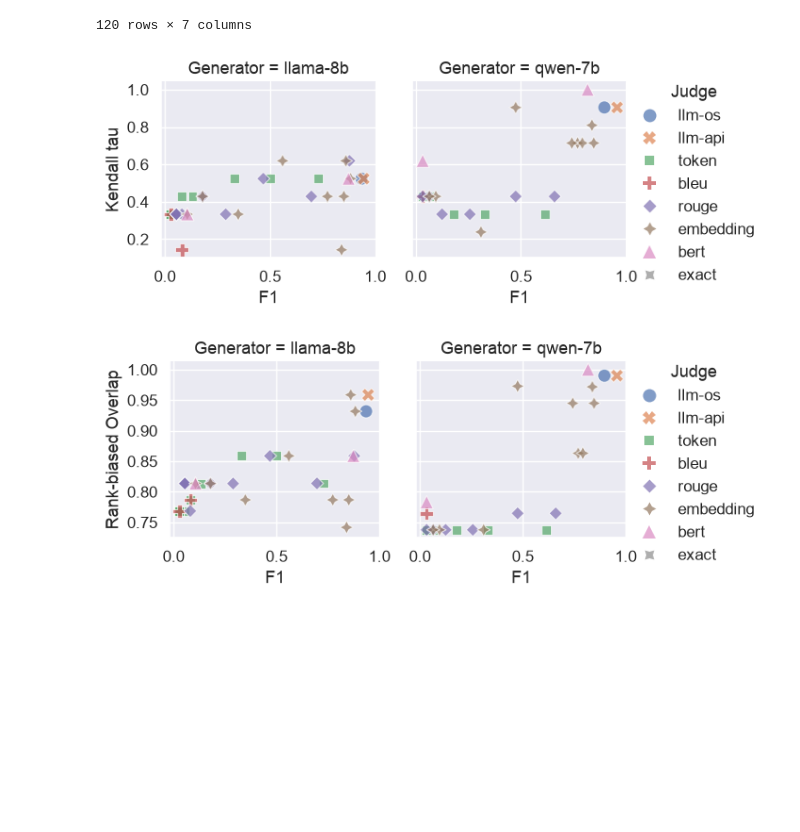
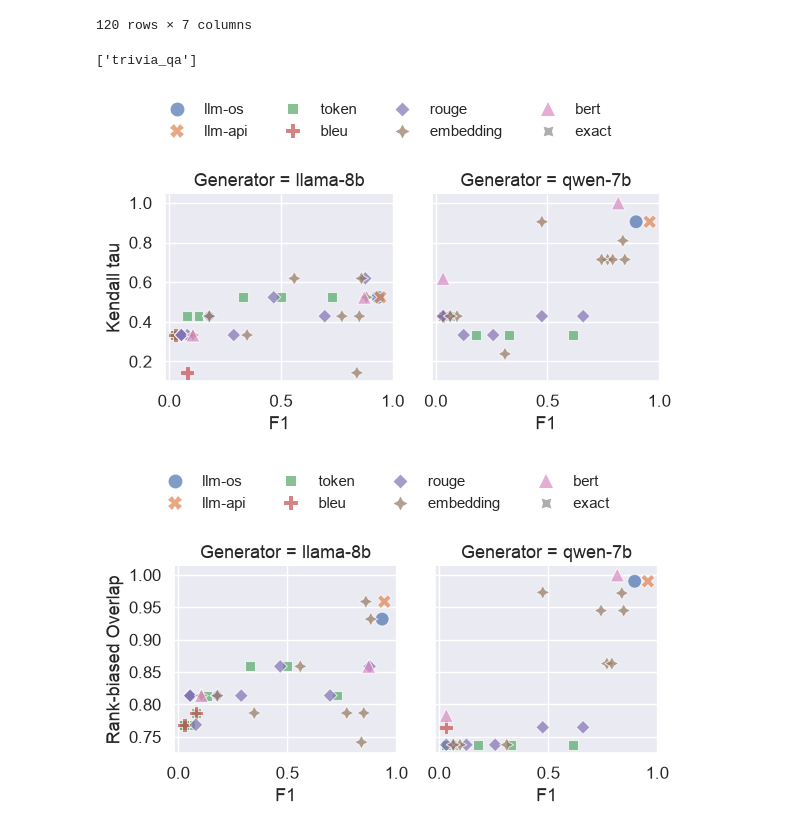
Before and after one commit to probabll/buqeval, a Jupyter notebook: NLG-vs-UQ-eval.ipynb, the cells around one changed output. Drawn from its saved outputs; the diff is of its cells as text; code cells hidden in the pictures; blank space fills up the shorter version.

Commit message:
scatter for all dataset-generator pairs

```diff
--- a/NLG-vs-UQ-eval.ipynb
+++ b/NLG-vs-UQ-eval.ipynb
@@ -141,6 +141,10 @@ df
 | 546 | trivia_qa | llama-8b | bert | bert_score_0.9 | 0.106667 | 0.333333 | Kendall |
 | 548 | trivia_qa | llama-8b | bert | bert_score_0.9 | 0.106667 | 0.813586 | RBO |
 120 rows × 7 columns
+# %%
+sorted(df['Dataset'].unique())
+# %% [output]
+['trivia_qa']
 # %%
 sns.set_theme(style="darkgrid")
 
@@ -148,33 +152,39 @@ for metric in ['Kendall', 'RBO']:
 
     with sns.plotting_context("notebook", font_scale=1.1):
 
         g= sns.relplot(
             df[df['Metric']==metric],
             x='F1',
             y='Rank correlation',
             style='Judge type',
             hue='Judge type',
             # hue='UQ',
             # style='annotation',
             # row='Metric',
 
             s=100,
             alpha=0.7,
             # row_order=['llama-8b', 'qwen-7b'],
             # row='Generator',
             # height=2.5,
             # aspect=1.5,
             col_order=['llama-8b', 'qwen-7b'],
             col='Generator',
             height=3,
             # # aspect=1.5,
         )
         g._legend.set_title("Judge")
         if metric == 'Kendall':
             g.set_ylabels("Kendall tau")
         else:
             g.set_ylabels("Rank-biased Overlap")
-    g.savefig(f"otherstuff/F1-{metric}-triviaqa-colwise.pdf")
+
+    # sns.move_legend(g, "lower center")
+    sns.move_legend(
+        g, "lower center",
+        bbox_to_anchor=(.43, 1), ncol=4, title=None, frameon=False, fontsize=11, title_fontsize=10
+    )
+    g.savefig(f"otherstuff/F1-{metric}-triviaqa-colwise-legend-above.pdf")
 # %% [output]
-[figure, old version]
+[figure, new version]
-[figure, old version]
+[figure, new version]
```
Also changed, not shown: parts of 1 cell of this notebook, 4 other files.
